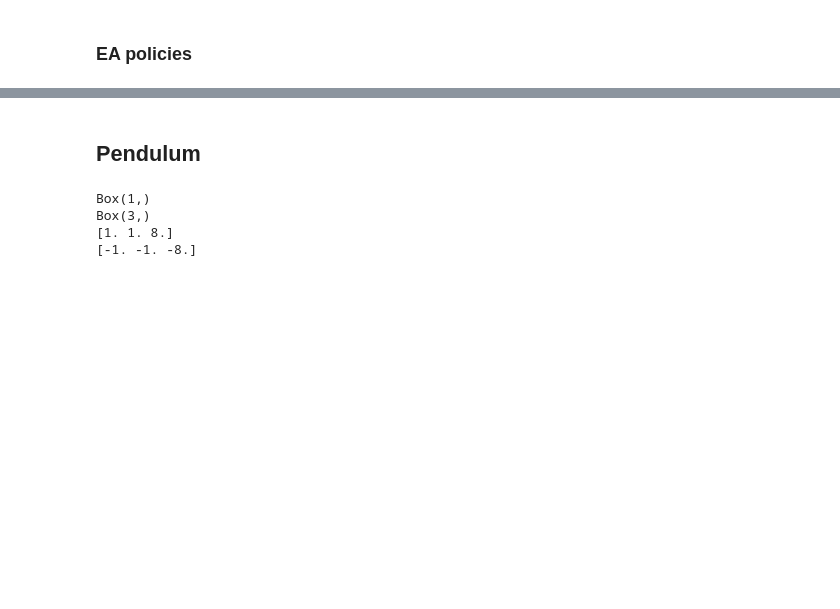
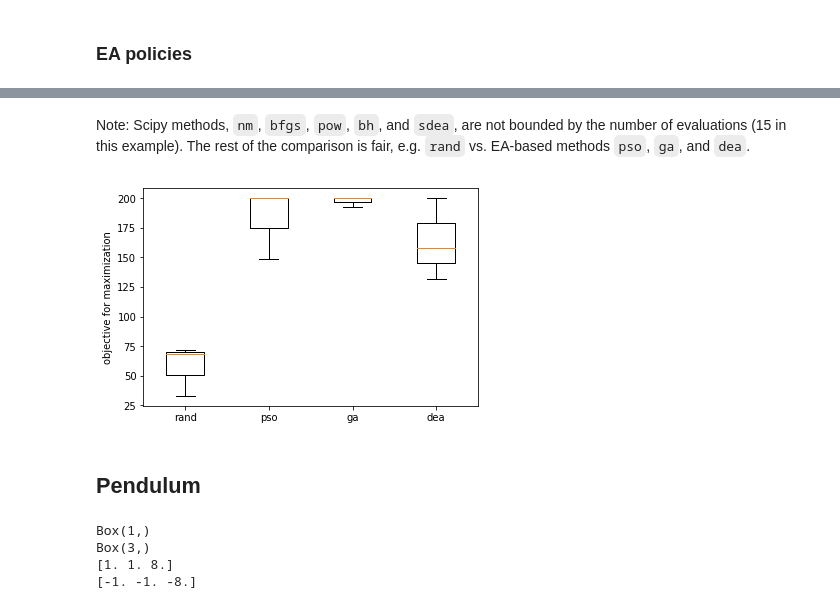
Before and after one commit to jade-cheng/evolution_rl, a Jupyter notebook: ea-rl.ipynb, the cells around one changed output, grey strips where cells are left out. Drawn from its saved outputs; the diff is of its cells as text; code cells hidden in the pictures; blank space fills up the shorter version.

```diff
--- a/ea-rl.ipynb
+++ b/ea-rl.ipynb
@@ -169,3 +164,9 @@ comp()
+# %% [markdown]
+Note: Scipy methods, `nm`, `bfgs`, `pow`, `bh`, and `sdea`, are not bounded by the number of evaluations (15 in this example).  The rest of the comparison is fair, e.g. `rand` vs. EA-based methods `pso`, `ga`, and `dea`.
+# %%
+comp(['rand', 'pso', 'ga', 'dea'])
+# %% [output]
+[figure, added]
 # %% [markdown]
 ## Pendulum
 # %%
```
Also changed, not shown: parts of 10 cells of this notebook.
